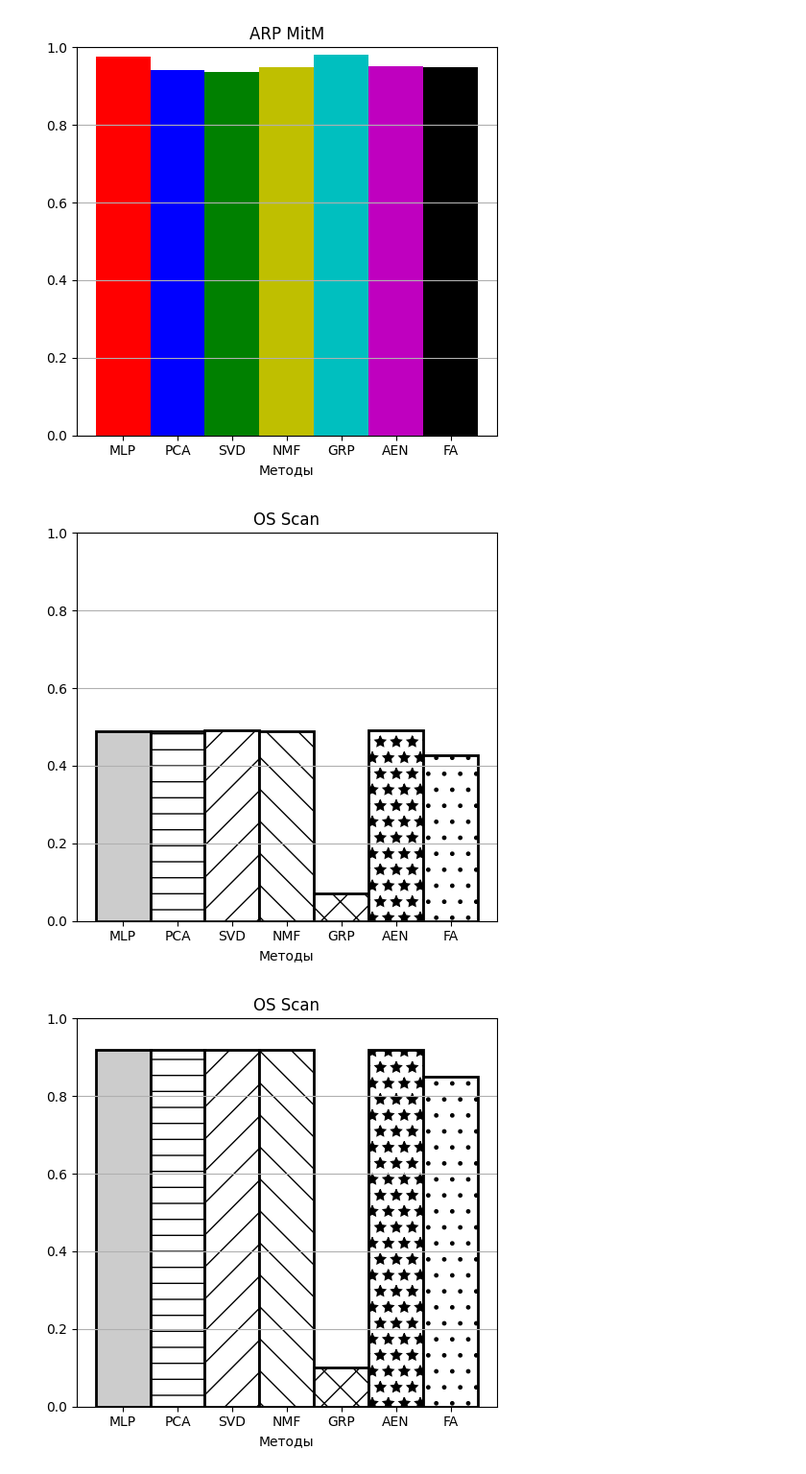
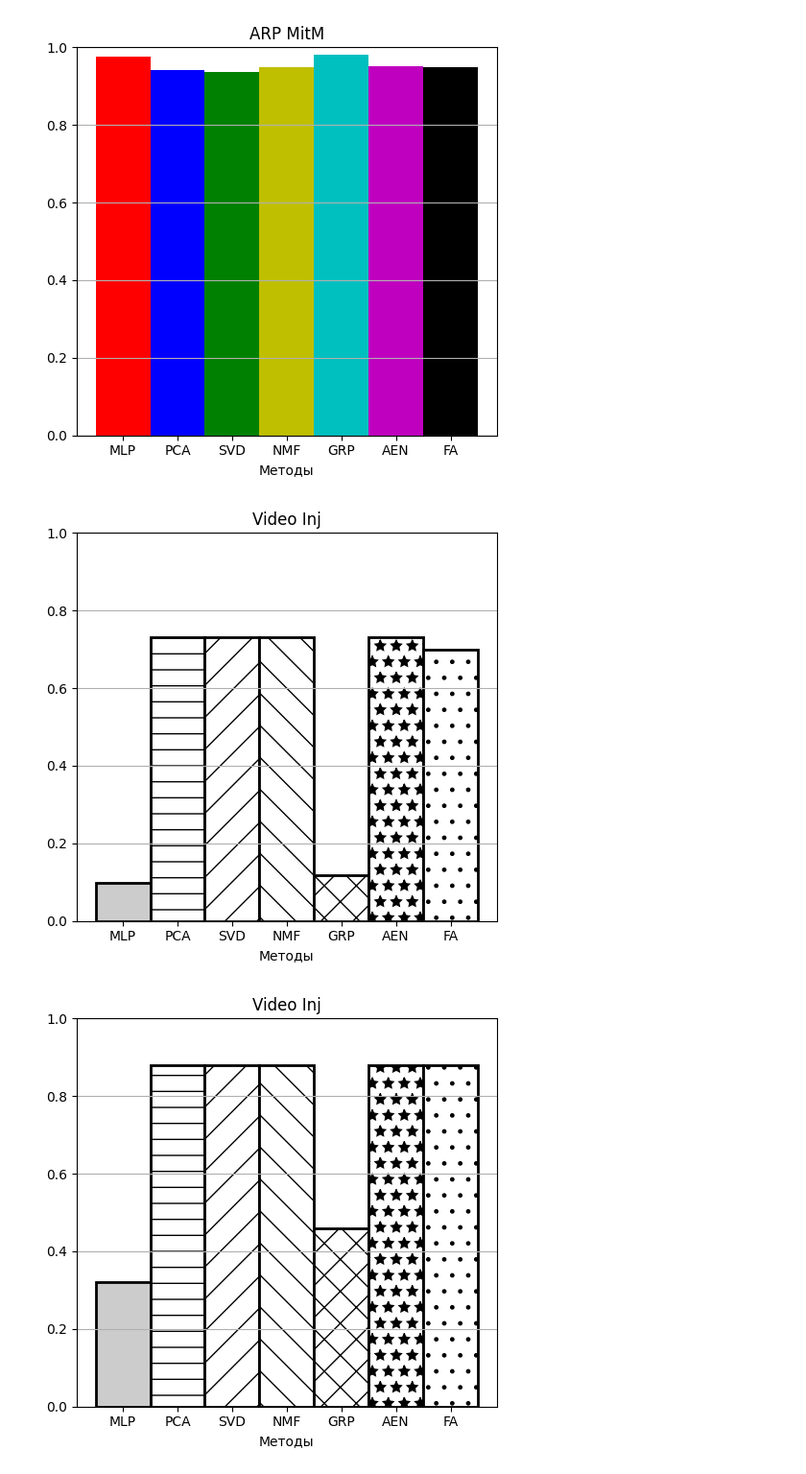
Before and after one commit to av-troshin77/computer_network_anomaly, a Jupyter notebook: Bar_charts.ipynb, the cells around one changed output. Shown: that part at 96% size. Drawn from its saved outputs; the diff is of its cells as text; code cells hidden in the pictures.

```diff
--- a/Bar_charts.ipynb
+++ b/Bar_charts.ipynb
@@ -106,10 +106,10 @@ def black_white_bar_plot(attack='ARP MitM', metric='AUC'):
     fig.savefig(attack + '_' + metric + '_' +'black_white.png')
     plt.show()
 # %%
-black_white_bar_plot(attack='OS Scan', metric='AP')
+black_white_bar_plot(attack='Video Inj', metric='AP')
 # %% [output]
-[figure, old version]
+[figure, new version]
 # %%
-black_white_bar_plot(attack='OS Scan', metric='AUC')
+black_white_bar_plot(attack='Video Inj', metric='AUC')
 # %% [output]
-[figure, old version]
+[figure, new version]
```
Also changed, not shown: 1 other file.
